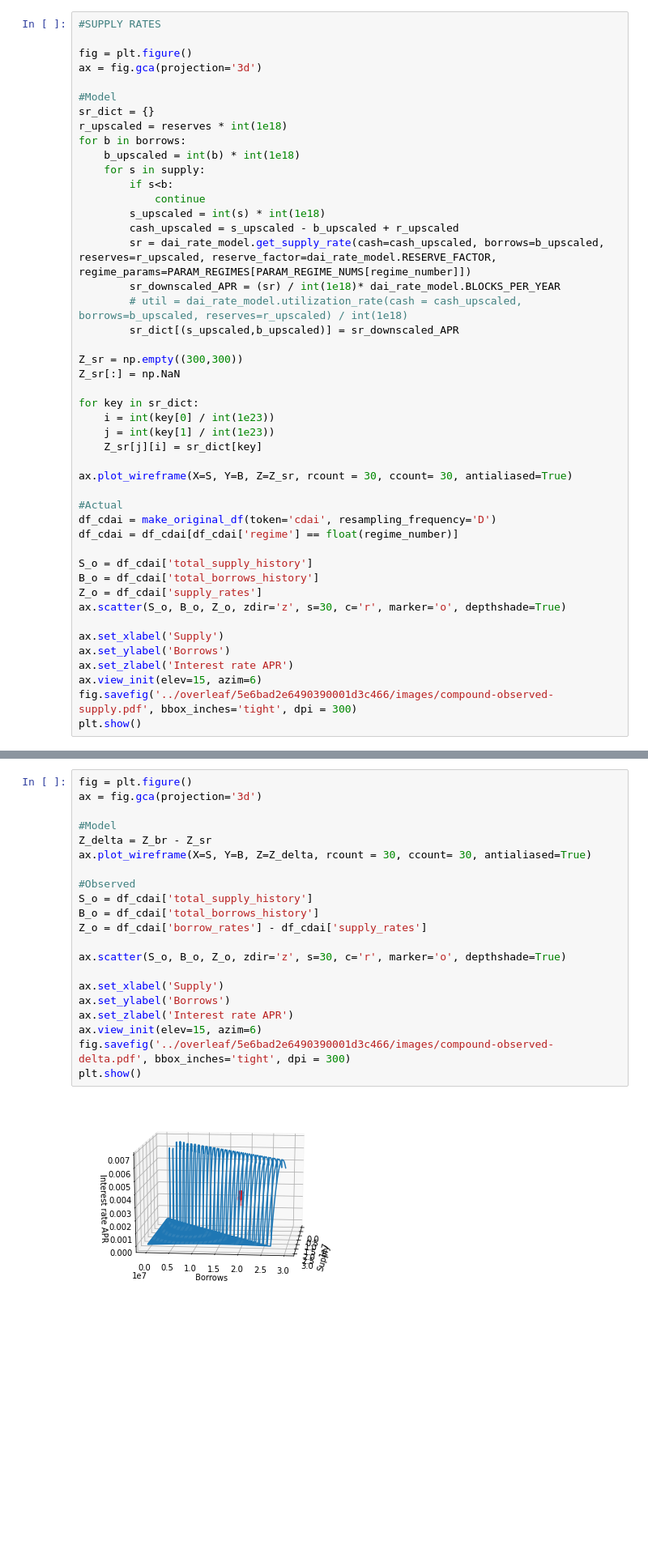
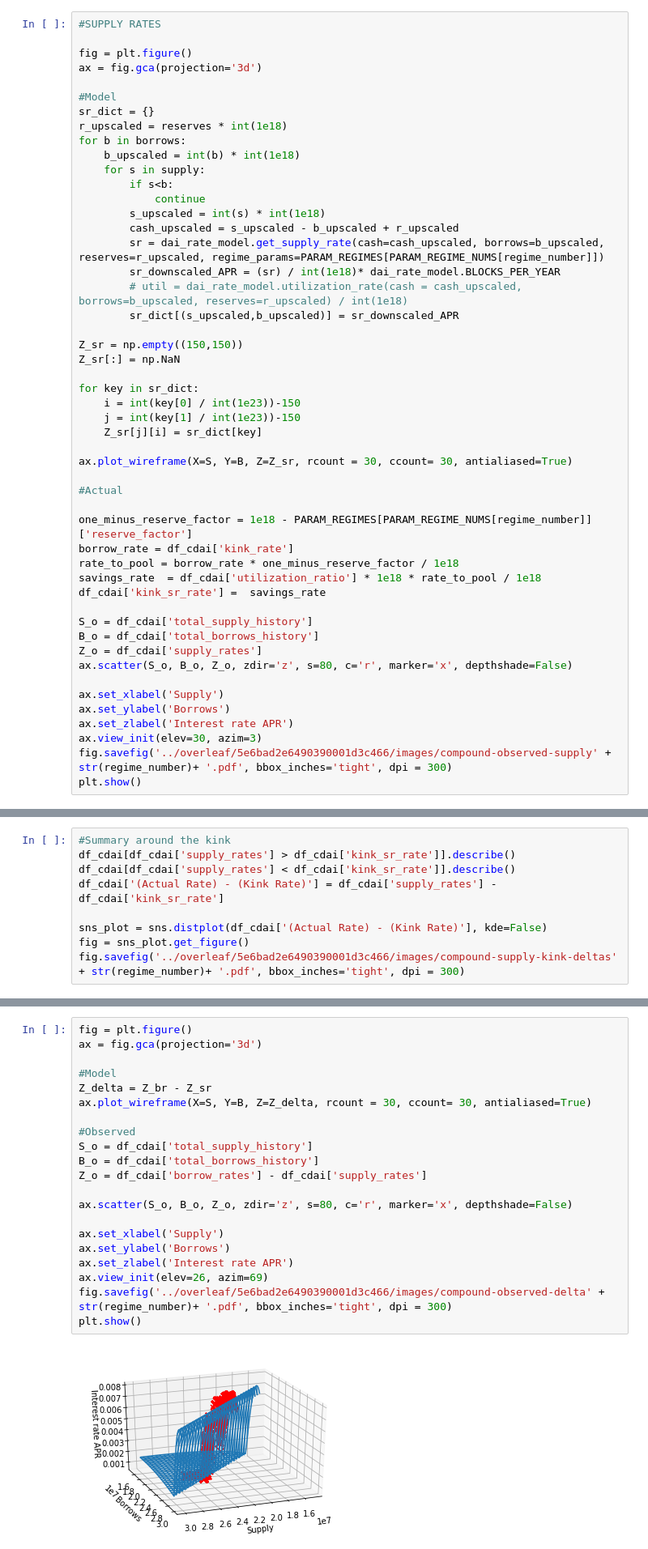
Before and after one commit to danhper/defi-plf-analysis, a Jupyter notebook: notebooks/compound/3_cdai_regimes.ipynb, the cells around one changed output, grey strips where cells are left out. Shown at 81% size. Saved outputs shown, nothing was run; the diff lists cells and outputs as text; blank space fills up the shorter version.

Commit message:
Finalized plots

```diff
--- a/notebooks/compound/3_cdai_regimes.ipynb
+++ b/notebooks/compound/3_cdai_regimes.ipynb
@@ -82,34 +109,38 @@ for b in borrows:
             continue
         s_upscaled = int(s) * int(1e18)
         cash_upscaled = s_upscaled - b_upscaled + r_upscaled
-        sr = dai_rate_model.get_supply_rate(cash=cash_upscaled, borrows=b_upscaled, reserves=r_upscaled, reserve_factor=dai_rate_model.RESERVE_FACTOR, regime_params=PARAM_REGIMES[PARAM_REGIME_NUMS[regime_number]])
+        sr = dai_rate_model.get_supply_rate(cash=cash_upscaled, borrows=b_upscaled, reserves=r_upscaled, regime_params=PARAM_REGIMES[PARAM_REGIME_NUMS[regime_number]])
         sr_downscaled_APR = (sr) / int(1e18)* dai_rate_model.BLOCKS_PER_YEAR
         # util = dai_rate_model.utilization_rate(cash = cash_upscaled, borrows=b_upscaled, reserves=r_upscaled) / int(1e18)
         sr_dict[(s_upscaled,b_upscaled)] = sr_downscaled_APR
 
-Z_sr = np.empty((300,300))
+Z_sr = np.empty((150,150))
 Z_sr[:] = np.NaN
 
 for key in sr_dict:
-    i = int(key[0] / int(1e23))
-    j = int(key[1] / int(1e23))
+    i = int(key[0] / int(1e23))-150
+    j = int(key[1] / int(1e23))-150
     Z_sr[j][i] = sr_dict[key]
 
 ax.plot_wireframe(X=S, Y=B, Z=Z_sr, rcount = 30, ccount= 30, antialiased=True)
 
 #Actual
-df_cdai = make_original_df(token='cdai', resampling_frequency='D')
-df_cdai = df_cdai[df_cdai['regime'] == float(regime_number)]
+
+one_minus_reserve_factor = 1e18 - PARAM_REGIMES[PARAM_REGIME_NUMS[regime_number]]['reserve_factor']
+borrow_rate = df_cdai['kink_rate']
+rate_to_pool = borrow_rate * one_minus_reserve_factor / 1e18
+savings_rate  = df_cdai['utilization_ratio'] * 1e18 * rate_to_pool / 1e18
+df_cdai['kink_sr_rate'] =  savings_rate
 
 S_o = df_cdai['total_supply_history']
 B_o = df_cdai['total_borrows_history']
 Z_o = df_cdai['supply_rates']
-ax.scatter(S_o, B_o, Z_o, zdir='z', s=30, c='r', marker='o', depthshade=True)
+ax.scatter(S_o, B_o, Z_o, zdir='z', s=80, c='r', marker='x', depthshade=False)
 
 ax.set_xlabel('Supply')
 ax.set_ylabel('Borrows')
 ax.set_zlabel('Interest rate APR')
-ax.view_init(elev=15, azim=6)
-fig.savefig('../overleaf/5e6bad2e6490390001d3c466/images/compound-observed-supply.pdf', bbox_inches='tight', dpi = 300)
+ax.view_init(elev=30, azim=3)
+fig.savefig('../overleaf/5e6bad2e6490390001d3c466/images/compound-observed-supply' + str(regime_number)+ '.pdf', bbox_inches='tight', dpi = 300)
 plt.show()
 # %% [output]
@@ -116,0 +148,9 @@ plt.show()
+# %%
+#Summary around the kink
+df_cdai[df_cdai['supply_rates'] > df_cdai['kink_sr_rate']].describe()
+df_cdai[df_cdai['supply_rates'] < df_cdai['kink_sr_rate']].describe()
+df_cdai['(Actual Rate) - (Kink Rate)'] = df_cdai['supply_rates'] - df_cdai['kink_sr_rate']
+
+sns_plot = sns.distplot(df_cdai['(Actual Rate) - (Kink Rate)'], kde=False)
+fig = sns_plot.get_figure()
+fig.savefig('../overleaf/5e6bad2e6490390001d3c466/images/compound-supply-kink-deltas' + str(regime_number)+ '.pdf', bbox_inches='tight', dpi = 300)
@@ -117,23 +159,23 @@ plt.show()
 # %%
 fig = plt.figure()
 ax = fig.gca(projection='3d')
 
 #Model
 Z_delta = Z_br - Z_sr
 ax.plot_wireframe(X=S, Y=B, Z=Z_delta, rcount = 30, ccount= 30, antialiased=True)
 
 #Observed
 S_o = df_cdai['total_supply_history']
 B_o = df_cdai['total_borrows_history']
 Z_o = df_cdai['borrow_rates'] - df_cdai['supply_rates']
 
-ax.scatter(S_o, B_o, Z_o, zdir='z', s=30, c='r', marker='o', depthshade=True)
+ax.scatter(S_o, B_o, Z_o, zdir='z', s=80, c='r', marker='x', depthshade=False)
 
 ax.set_xlabel('Supply')
 ax.set_ylabel('Borrows')
 ax.set_zlabel('Interest rate APR')
-ax.view_init(elev=15, azim=6)
-fig.savefig('../overleaf/5e6bad2e6490390001d3c466/images/compound-observed-delta.pdf', bbox_inches='tight', dpi = 300)
+ax.view_init(elev=26, azim=69)
+fig.savefig('../overleaf/5e6bad2e6490390001d3c466/images/compound-observed-delta' + str(regime_number)+ '.pdf', bbox_inches='tight', dpi = 300)
 plt.show()
 # %% [output]
-[figure, old version]
+[figure, new version]
```
Also changed, not shown: parts of 7 cells of this notebook, 6 other files.
